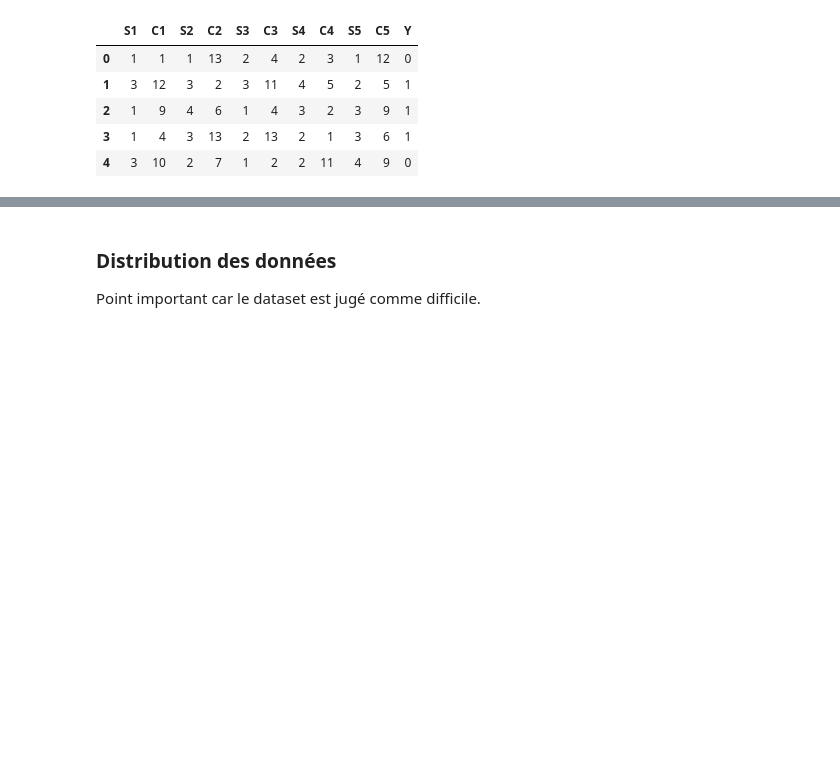
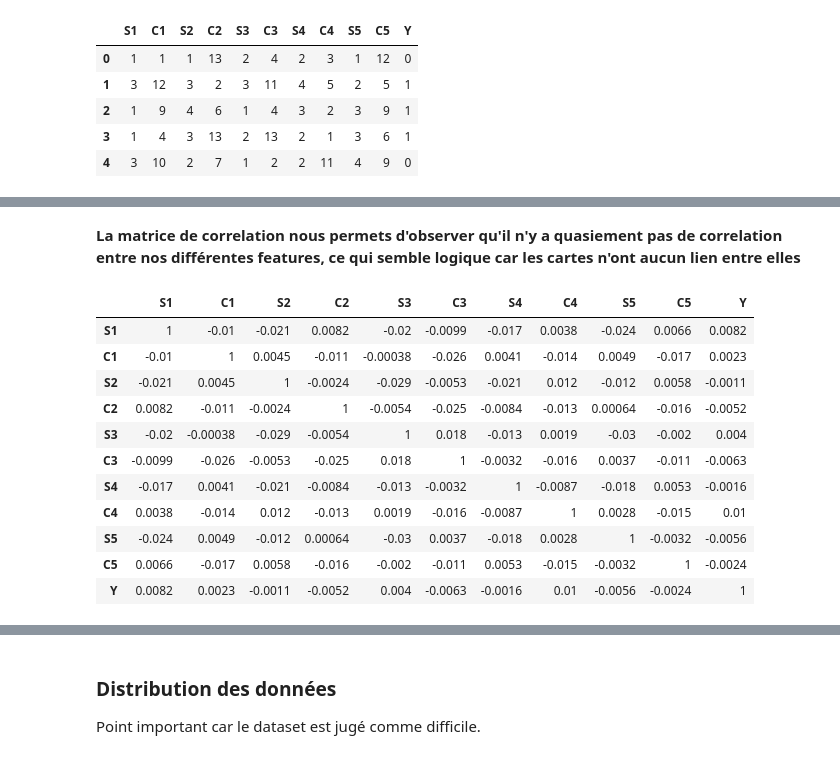
Before and after one commit to ArthurThomasset/Projet_python_datascience, a Jupyter notebook: Poker_hand_exploration.ipynb, the cells around one changed output, grey strips where cells are left out. Cells and saved outputs as stored; diff of their text form; code cells hidden in the pictures; blank space fills up the shorter version.

```diff
--- a/Poker_hand_exploration.ipynb
+++ b/Poker_hand_exploration.ipynb
@@ -73,3 +73,22 @@ df_poker_hand_test.describe()
 | 50% | 3.000000 | 7.000000 | 3.000000 | 7.000000 | 3.000000 | 7.000000 | 3.000000 | 7.000000 | 2.000000 | 7.000000 | 0.000000 |
 | 75% | 3.000000 | 10.000000 | 4.000000 | 10.000000 | 4.000000 | 10.000000 | 3.000000 | 10.000000 | 4.000000 | 10.000000 | 1.000000 |
 | max | 4.000000 | 13.000000 | 4.000000 | 13.000000 | 4.000000 | 13.000000 | 4.000000 | 13.000000 | 4.000000 | 13.000000 | 9.000000 |
+# %% [markdown]
+__La matrice de correlation nous permets d'observer qu'il n'y a quasiement pas de correlation entre nos différentes features, ce qui semble logique car les cartes n'ont aucun lien entre elles__
+# %%
+# Matrice de correlation
+corr = df_poker_hand_train.corr()
+corr.style.background_gradient().set_precision(2)
+# %% [output]
+|  | S1 | C1 | S2 | C2 | S3 | C3 | S4 | C4 | S5 | C5 | Y |
+| S1 | 1 | -0.01 | -0.021 | 0.0082 | -0.02 | -0.0099 | -0.017 | 0.0038 | -0.024 | 0.0066 | 0.0082 |
+| C1 | -0.01 | 1 | 0.0045 | -0.011 | -0.00038 | -0.026 | 0.0041 | -0.014 | 0.0049 | -0.017 | 0.0023 |
+| S2 | -0.021 | 0.0045 | 1 | -0.0024 | -0.029 | -0.0053 | -0.021 | 0.012 | -0.012 | 0.0058 | -0.0011 |
+| C2 | 0.0082 | -0.011 | -0.0024 | 1 | -0.0054 | -0.025 | -0.0084 | -0.013 | 0.00064 | -0.016 | -0.0052 |
+| S3 | -0.02 | -0.00038 | -0.029 | -0.0054 | 1 | 0.018 | -0.013 | 0.0019 | -0.03 | -0.002 | 0.004 |
+| C3 | -0.0099 | -0.026 | -0.0053 | -0.025 | 0.018 | 1 | -0.0032 | -0.016 | 0.0037 | -0.011 | -0.0063 |
+| S4 | -0.017 | 0.0041 | -0.021 | -0.0084 | -0.013 | -0.0032 | 1 | -0.0087 | -0.018 | 0.0053 | -0.0016 |
+| C4 | 0.0038 | -0.014 | 0.012 | -0.013 | 0.0019 | -0.016 | -0.0087 | 1 | 0.0028 | -0.015 | 0.01 |
+| S5 | -0.024 | 0.0049 | -0.012 | 0.00064 | -0.03 | 0.0037 | -0.018 | 0.0028 | 1 | -0.0032 | -0.0056 |
+| C5 | 0.0066 | -0.017 | 0.0058 | -0.016 | -0.002 | -0.011 | 0.0053 | -0.015 | -0.0032 | 1 | -0.0024 |
+| Y | 0.0082 | 0.0023 | -0.0011 | -0.0052 | 0.004 | -0.0063 | -0.0016 | 0.01 | -0.0056 | -0.0024 | 1 |
```
Also changed, not shown: parts of 4 cells of this notebook.
